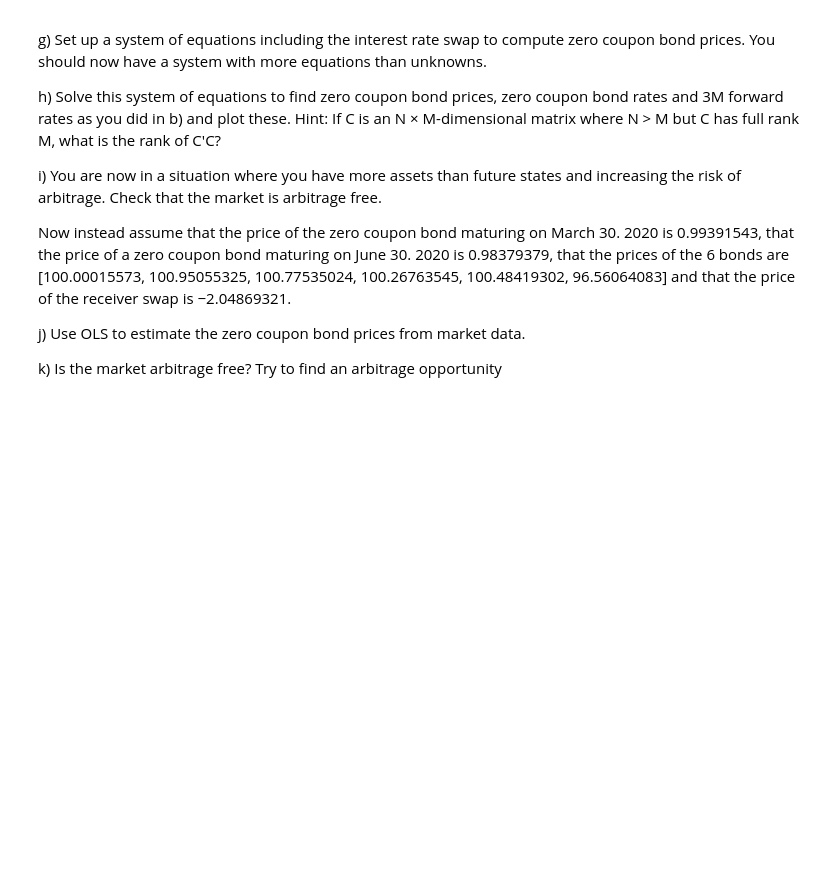
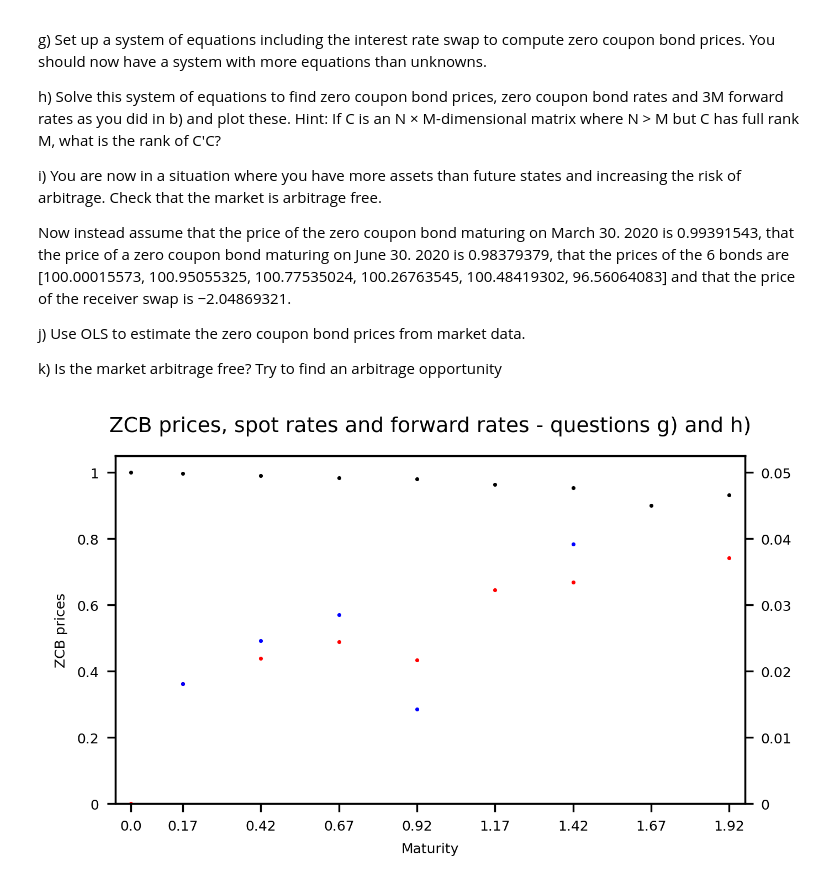
Before and after one commit to VictorFRasmussen/Heston-model, a Jupyter notebook: FID_Problem_setst.ipynb, the cells around one changed output. Saved outputs shown, nothing was run; the diff lists cells and outputs as text; code cells hidden in the pictures; blank space fills up the shorter version.

```diff
--- a/FID_Problem_setst.ipynb
+++ b/FID_Problem_setst.ipynb
@@ -149,3 +151,47 @@ price of the receiver swap is −2.04869321.
 j) Use OLS to estimate the zero coupon bond prices from market data.
 
 k) Is the market arbitrage free? Try to find an arbitrage opportunity
+# %%
+# problem g)
+C_swap = np.array([0,-0.25*K*L_3M-K,0.5*R*K,0,0.5*R*K,0,0.5*R*K,0,0.5*R*K+K])
+
+# problem h)
+p_new = np.ones([M])
+p_new[0], p_new[1], p_new[2] = 1, p_0_2M_new, p_0_5M_new
+C_new = np.vstack([C_new,C_swap])
+y = np.hstack([pi_new,pi_swap_new]) - p_new[1]*C_new[:,1] - p_new[2]*C_new[:,2]
+x = C_new[:,3:]
+p_new[3:] = np.linalg.solve(np.matmul(np.transpose(x),x),np.matmul(np.transpose(x),y))
+r_new, f_3M_new = np.zeros([M]), np.zeros([M])
+f_3M_new[0] = np.nan
+for i in range(1,M):
+    r_new[i] = -np.log(p_new[i])/T_new[i]
+    f_3M_new[i] = -(np.log(p_new[i])-np.log(p_new[i-1]))/(T_new[i]-T_new[i-1])
+# %%
+# Plot for quextions g) - h)
+fig2 = plt.figure(constrained_layout=False, dpi = 300, figsize = (5,3))   #
+fig2.suptitle(f"ZCB prices, spot rates and forward rates - questions g) and h)", fontsize = 9)
+gs = fig2.add_gridspec(nrows=1,ncols=1,left=0.12,bottom=0.2,right=0.88,top=0.90,wspace=0,hspace=0)
+ax = fig2.add_subplot(gs[0,0])
+
+xtick_labels = [round(T_new[i],2) for i in range(0,M)]
+ax.set_xticks(T_new)
+ax.set_xticklabels(xtick_labels,fontsize = 6)
+ax.set_xlim([T_new[0]-0.05,T_new[-1]+0.05])
+plt.xlabel(f"Maturity",fontsize = 6)
+ax.set_yticks([0,0.2,0.4,0.6,0.8,1])
+ax.set_yticklabels([0,0.2,0.4,0.6,0.8,1],fontsize = 6)
+ax.set_ylim([0,1.05])
+ax.set_ylabel(f"ZCB prices",fontsize = 6)
+ax.scatter(T_new, p_new, s = 2, color = 'black', marker = ".")
+
+ax1 = ax.twinx()
+ax1.set_yticks([0,0.01,0.02,0.03,0.04,0.05])
+ax1.set_yticklabels([0,0.01,0.02,0.03,0.04,0.05],fontsize = 6)
+ax1.set_ylim([0,0.0525])
+ax1.scatter(T_new, r_new, s = 2, color = 'red', marker = ".")
+ax1.scatter(T_new, f_3M_new, s = 2, color = 'blue', marker = ".")
+
+plt.show()
+# %% [output]
+[figure, added]
```
Also changed, not shown: parts of 1 cell of this notebook, 6 other files.
